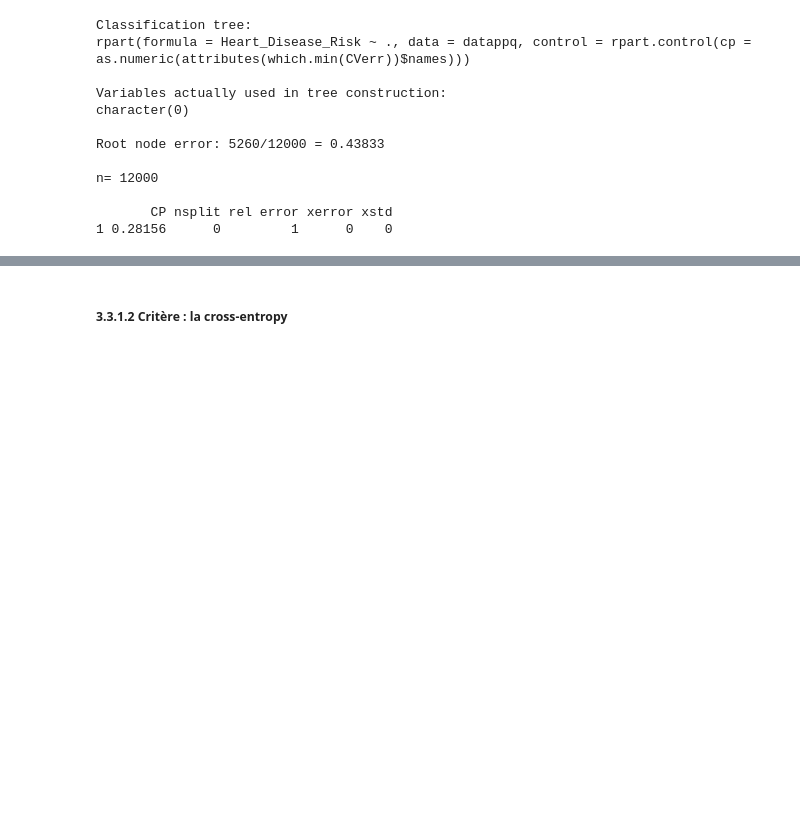
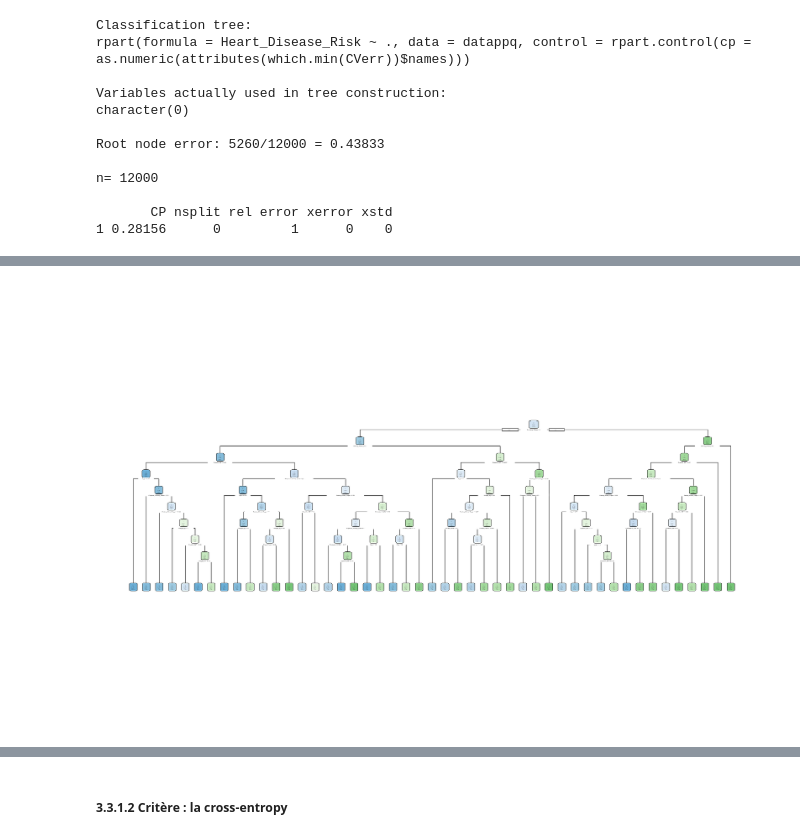
Before and after one commit to nlkris/4MA-Projet-ML, a Jupyter notebook: projet-R.ipynb, the cells around one changed output, grey strips where cells are left out. Cells and saved outputs as stored; diff of their text form; code cells hidden in the pictures; blank space fills up the shorter version.

```diff
--- a/projet-R.ipynb
+++ b/projet-R.ipynb
@@ -708,0 +777,4 @@ n= 12000
+# %%
+rpart.plot(tree.dis.prun)
+# %% [output]
+[figure, added]
```
Also changed, not shown: parts of 24 cells of this notebook.
